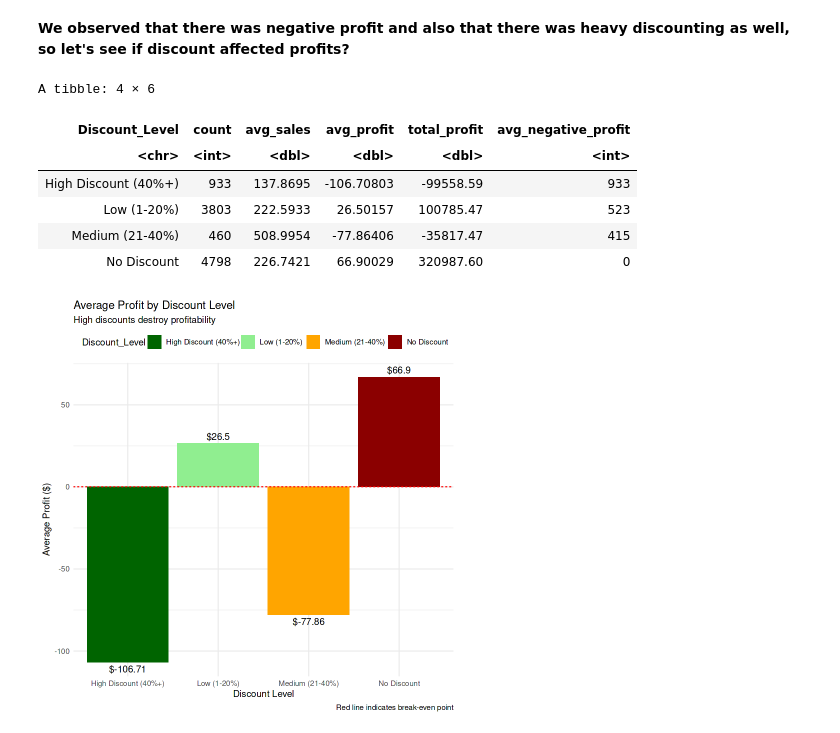
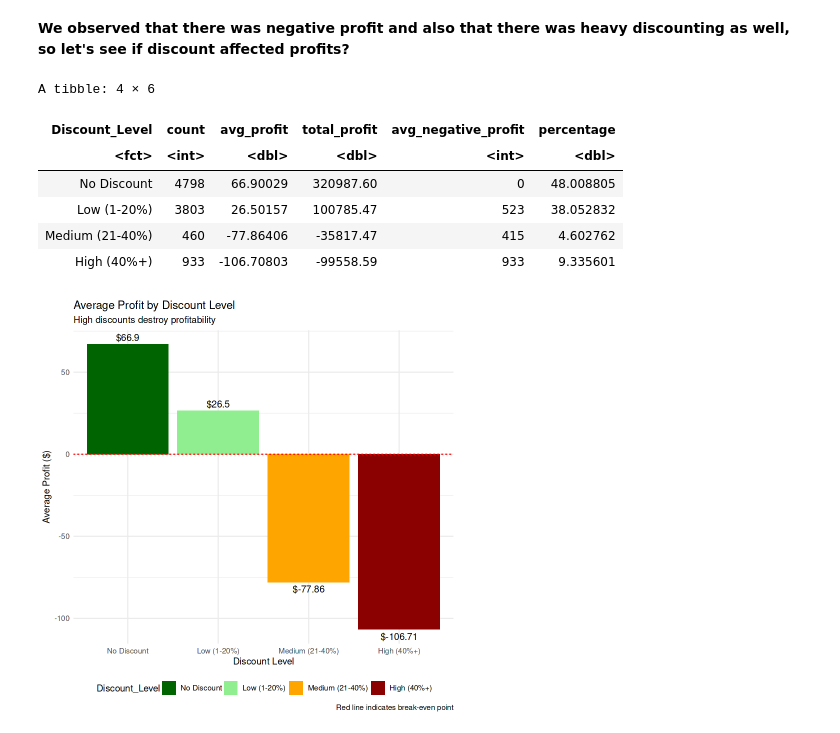
Before and after one commit to pawanU03/EDA-Superstore, a Jupyter notebook: superstore_eda.ipynb, the cells around one changed output. Drawn from its saved outputs; the diff is of its cells as text; code cells hidden in the pictures.

Commit message:
feat: Continue bivariate analysis, add profit-discount analysis and plot

```diff
--- a/superstore_eda.ipynb
+++ b/superstore_eda.ipynb
@@ -227,50 +227,49 @@ Accessories  Appliances         Art     Binders   Bookcases      Chairs
 **We observed that there was negative profit and also that there was heavy discounting as well, so let's see if discount affected profits?**
 # %%
 discount_summary <- superstore %>%
-mutate(
-    Discount_Level = case_when(
-        Discount == 0 ~ "No Discount",
-        Discount > 0 & Discount <= 0.2 ~ "Low (1-20%)",
-        Discount > 0.2 & Discount <= 0.4 ~ "Medium (21-40%)",
-        Discount > 0.4 ~ "High Discount (40%+)",
-        TRUE ~ "Other" # catch remaining cases
-    )
-) %>%
-group_by(Discount_Level) %>%
-summarise(
-    count=n(),
-    avg_sales = mean(Sales),
+  mutate(Discount_Level = case_when(
+    Discount == 0 ~ "No Discount",
+    Discount > 0 & Discount <= 0.2 ~ "Low (1-20%)",
+    Discount > 0.2 & Discount <= 0.4 ~ "Medium (21-40%)",
+    Discount > 0.4 ~ "High (40%+)"
+  )) %>%
+  mutate(Discount_Level = factor(Discount_Level,
+                                 levels = c("No Discount", "Low (1-20%)",
+                                           "Medium (21-40%)", "High (40%+)"))) %>%
+  group_by(Discount_Level) %>%
+  summarise(
+    count = n(),
     avg_profit = mean(Profit),
     total_profit = sum(Profit),
-    avg_negative_profit = sum(Profit<0)
-) %>%
-arrange(desc(avg_negative_profit))
+    avg_negative_profit = sum(Profit < 0)
+  ) %>%
+mutate(percentage = count / sum(count) * 100)
 # %%
 discount_summary
 # %% [output]
 A tibble: 4 × 6
-| Discount_Level | count | avg_sales | avg_profit | total_profit | avg_negative_profit |
-| <chr> | <int> | <dbl> | <dbl> | <dbl> | <int> |
-| High Discount (40%+) | 933 | 137.8695 | -106.70803 | -99558.59 | 933 |
-| Low (1-20%) | 3803 | 222.5933 | 26.50157 | 100785.47 | 523 |
-| Medium (21-40%) | 460 | 508.9954 | -77.86406 | -35817.47 | 415 |
-| No Discount | 4798 | 226.7421 | 66.90029 | 320987.60 | 0 |
+| Discount_Level | count | avg_profit | total_profit | avg_negative_profit | percentage |
+| <fct> | <int> | <dbl> | <dbl> | <int> | <dbl> |
+| No Discount | 4798 | 66.90029 | 320987.60 | 0 | 48.008805 |
+| Low (1-20%) | 3803 | 26.50157 | 100785.47 | 523 | 38.052832 |
+| Medium (21-40%) | 460 | -77.86406 | -35817.47 | 415 | 4.602762 |
+| High (40%+) | 933 | -106.70803 | -99558.59 | 933 | 9.335601 |
 # %%
 # Visualising: Average Profit by Discount level
 ggplot(discount_summary, aes(x = Discount_Level, y = avg_profit, fill = Discount_Level)) +
   geom_col() +
   geom_hline(yintercept = 0, linetype = "dashed", color = "red") +
   scale_fill_manual(values = c("darkgreen", "lightgreen", "orange", "darkred")) +
   labs(
     title = "Average Profit by Discount Level",
     subtitle = "High discounts destroy profitability",
     x = "Discount Level",
     y = "Average Profit ($)",
     caption = "Red line indicates break-even point"
   ) +
   theme_minimal() +
-  theme(legend.position = "top") +
+  theme(legend.position = "bottom") +
   geom_text(aes(label = paste0("$", round(avg_profit, 2))),
             vjust = ifelse(discount_summary$avg_profit > 0, -0.5, 1.5))
 # %% [output]
-[figure, old version]
+[figure, new version]
```
Also changed, not shown: parts of 14 cells of this notebook.
